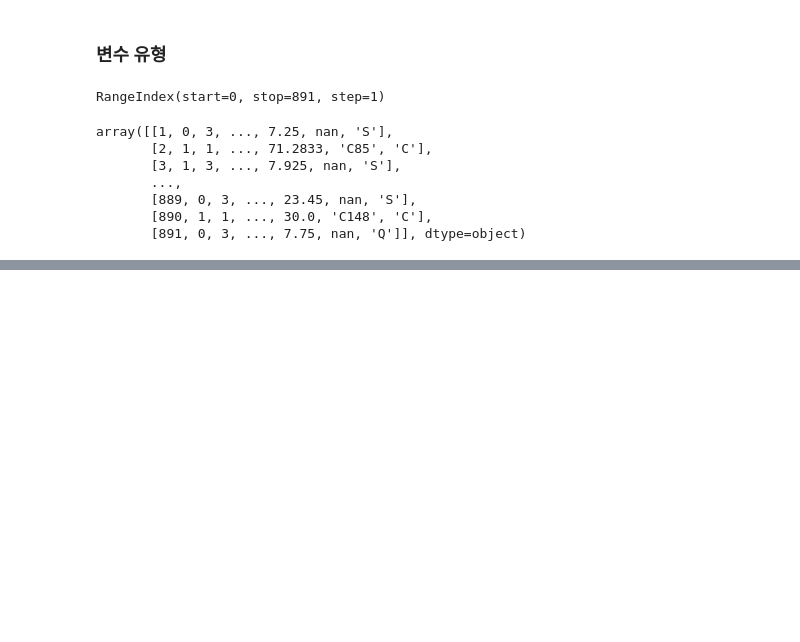
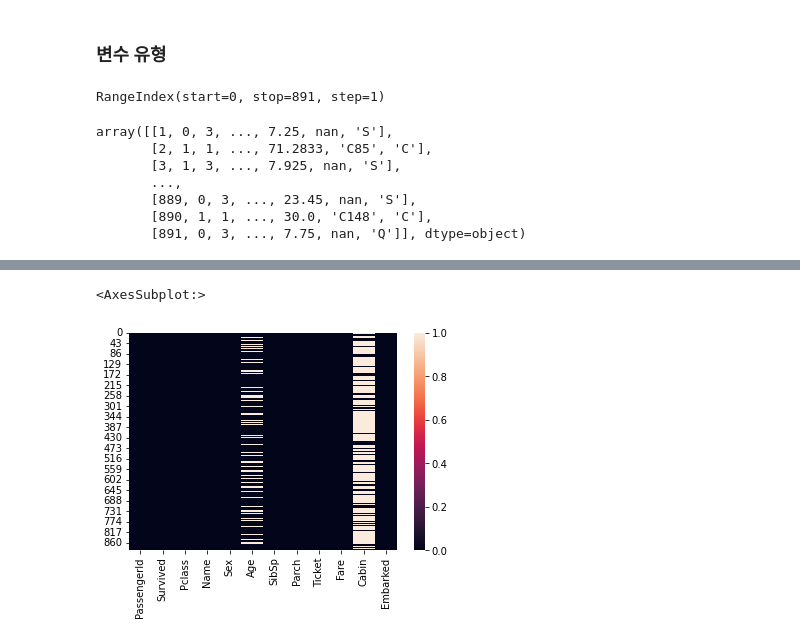
Before and after one commit to Cceugene/Class, a Jupyter notebook: Data_Analysis_Pipeline.ipynb, the cells around one changed output, grey strips where cells are left out. Saved outputs shown, nothing was run; the diff lists cells and outputs as text; code cells hidden in the pictures; blank space fills up the shorter version.

```diff
--- a/Data_Analysis_Pipeline.ipynb
+++ b/Data_Analysis_Pipeline.ipynb
@@ -142,0 +209,5 @@ array([[1, 0, 3, ..., 7.25, nan, 'S'],
+# %%
+sns.heatmap(df.isnull(), cbar=True)
+# %% [output]
+<AxesSubplot:>
+[figure, added]
```
Also changed, not shown: parts of 46 cells of this notebook.
